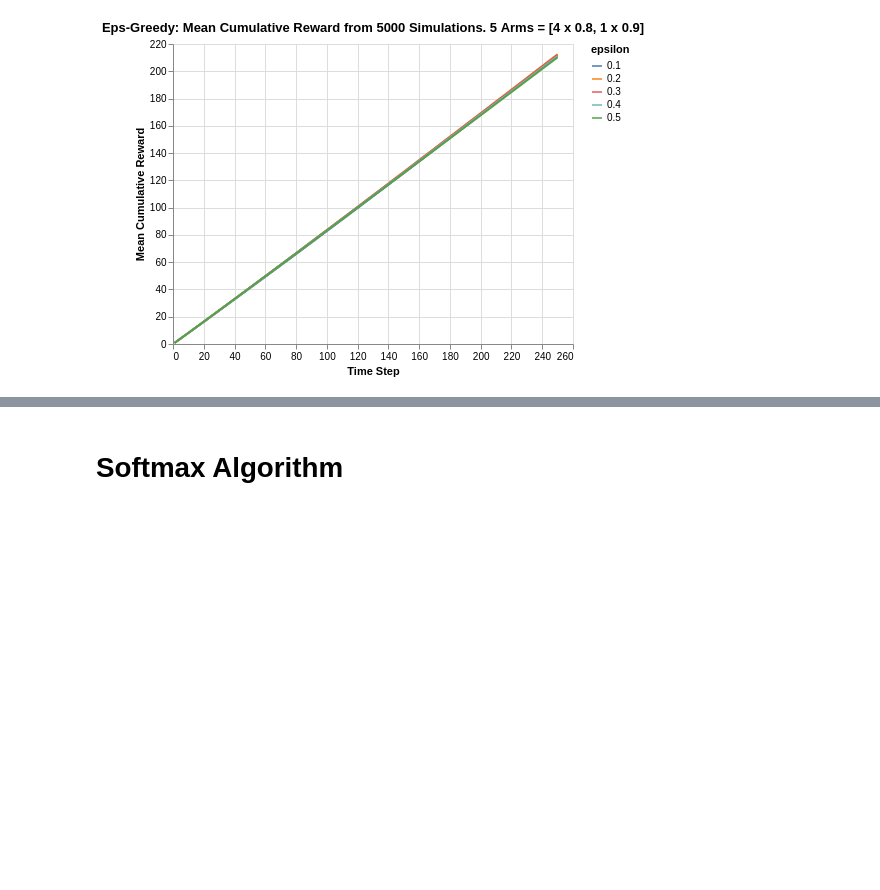
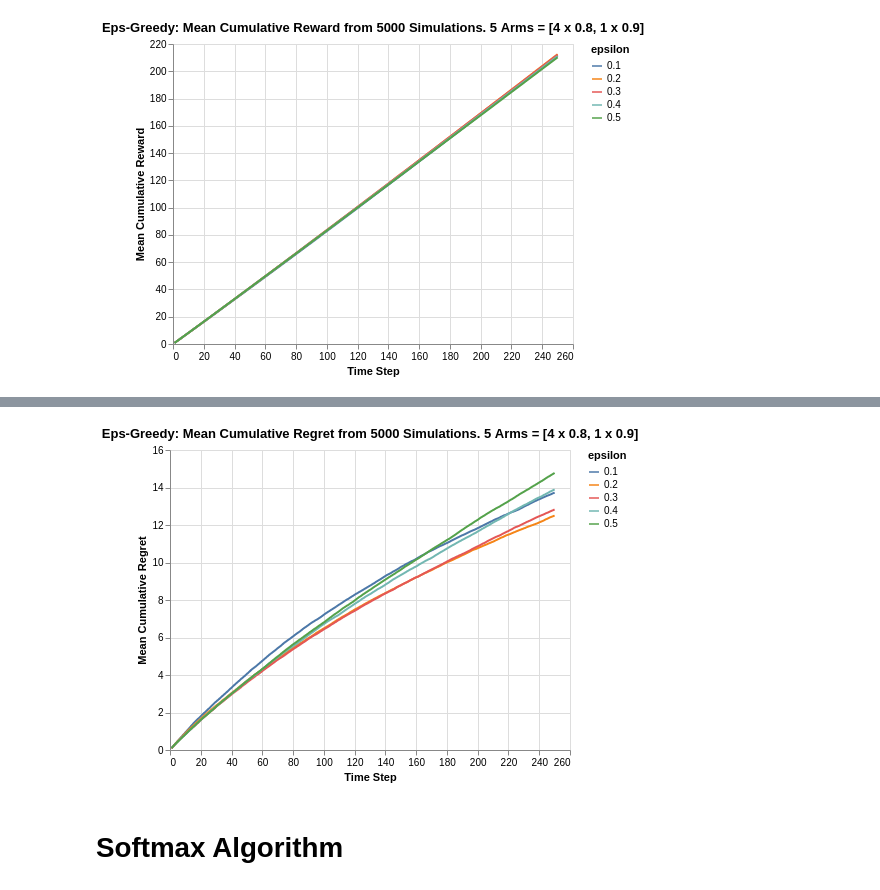
Before and after one commit to kfoofw/bandit_simulations, a Jupyter notebook: python/notebooks/analysis.ipynb, the cells around one changed output, grey strips where cells are left out. Cells and saved outputs as stored; diff of their text form; code cells hidden in the pictures; blank space fills up the shorter version.

```diff
--- a/python/notebooks/analysis.ipynb
+++ b/python/notebooks/analysis.ipynb
@@ -262,3 +285,16 @@ alt.Chart(df_cumreward).mark_line().encode(
+# %%
+df_cumreward["best_cumreward"] = df["step"] * max(means)
+df_cumreward["regret"] = df_cumreward["best_cumreward"]-  df_cumreward["cum_reward"]
+# %%
+alt.Chart(df_cumreward).mark_line().encode(
+    alt.X("step:Q", title = "Time Step"),
+    alt.Y("regret:Q", title = "Mean Cumulative Regret"),
+    alt.Color("epsilon:N")
+).properties(
+    title = "Eps-Greedy: Mean Cumulative Regret from 5000 Simulations. 5 Arms = [4 x 0.8, 1 x 0.9]",
+)
+# %% [output]
+[figure, added]
 # %% [markdown]
 # Softmax Algorithm
 # %%
```
Also changed, not shown: parts of 33 cells of this notebook, 6 other files.
